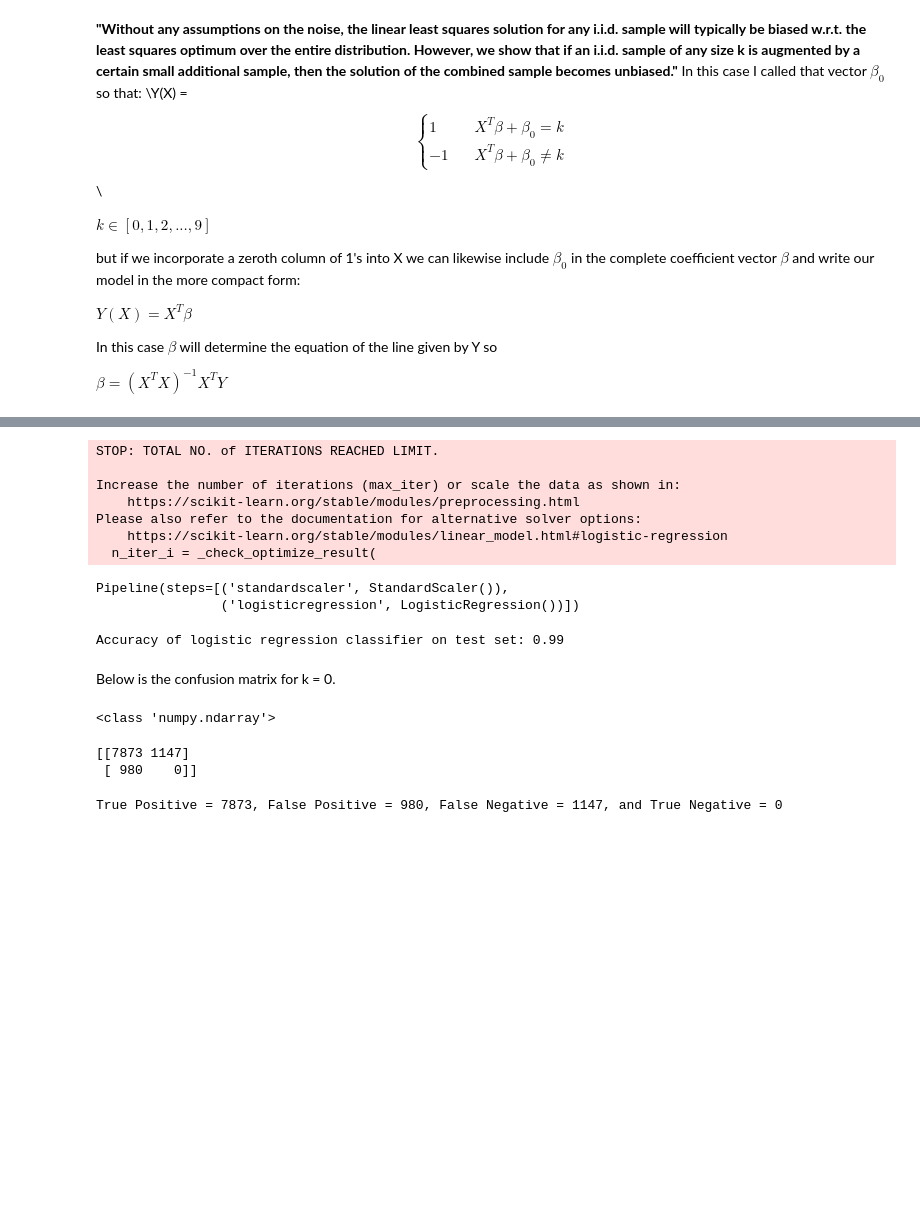
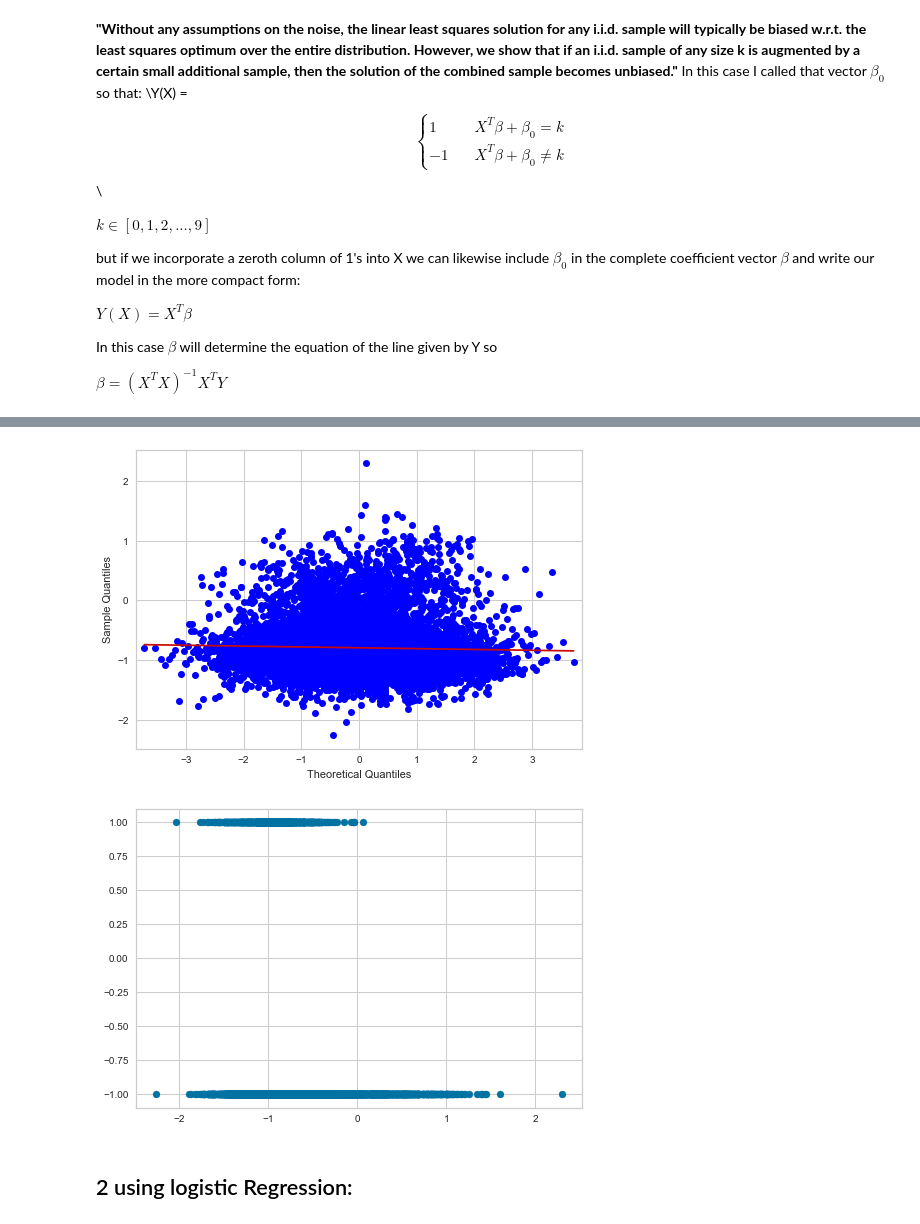
Before and after one commit to jvivar2383/Stat_Proj, a Jupyter notebook: stats_final_project.ipynb, the cells around one changed output, grey strips where cells are left out. Cells and saved outputs as stored; diff of their text form; code cells hidden in the pictures; blank space fills up the shorter version.

```diff
--- a/stats_final_project.ipynb
+++ b/stats_final_project.ipynb
@@ -106,7 +119,0 @@ def beta(x, y):
-# %%
-x = oneD_bias_img(train['image'])
-y = binary_response(train['label'], 1)
-betaa  = beta(x,y)
-p = (betaa[:784, 0].reshape(28,28)) #not sure what this has to be like this??
-ax = plt.imshow(p)
-plt.colorbar(ax)
@@ -119,16 +119,0 @@ data to better fit it into my model. I'm using sklearn.preprocessing package and
-# %%
-pipe = make_pipeline(StandardScaler(), LogisticRegression())
-pipe.fit(x, y)
-# %% [output]
-STOP: TOTAL NO. of ITERATIONS REACHED LIMIT.
-
-Increase the number of iterations (max_iter) or scale the data as shown in:
-    https://scikit-learn.org/stable/modules/preprocessing.html
-Please also refer to the documentation for alternative solver options:
-    https://scikit-learn.org/stable/modules/linear_model.html#logistic-regression
-  n_iter_i = _check_optimize_result(
-Pipeline(steps=[('standardscaler', StandardScaler()),
-                ('logisticregression', LogisticRegression())])
-# %%
-test_x = oneD_bias_img(test['image'])
-y_pred =pipe.predict(test_x)
@@ -139,21 +120,26 @@ y1 = binary_labels(test['label'], 0)
-# %%
-print('Accuracy of logistic regression classifier on test set: {:.2f}'.format(pipe.score(x, y)))
-# %% [output]
-Accuracy of logistic regression classifier on test set: 0.99
-# %% [markdown]
-Below is the confusion matrix for k = 0.
-# %%
-confusion_matrixx = confusion_matrix(y1, y_pred)
-print(type(confusion_matrixx))
-# %% [output]
-<class 'numpy.ndarray'>
-# %%
-print(confusion_matrixx)
-# %% [output]
-[[7873 1147]
- [ 980    0]]
-# %%
-print(f"True Positive = {confusion_matrixx[0,0]}, False Positive = {confusion_matrixx[1,0]}, \
-False Negative = {confusion_matrixx[0,1]}, and True Negative = {confusion_matrixx[1,1]}")
-# %% [output]
-True Positive = 7873, False Positive = 980, False Negative = 1147, and True Negative = 0
+# %%
+for t in range(0,10):
+    #prepares data to be process and computes Beta
+    x = oneD_bias_img(train['image'])
+    y_train = binary_response(train['label'], t)
+    betaa  = beta(x,y)
+
+    # prepares the images to test our model
+    x_test = oneD_bias_img(test['image'])
+    y_pred = x_test@betaa
+    y_test = binary_response(test['label'], t)
+
+    sm.qqplot(y_pred, line ='r')
+    plt.show()
+    #plots tan h line with bounds from -1, 1
+    #tanh = np.tanh(np.arange(len(y_pred)))
+    #prints
+    plt.scatter((y_pred), (y_test))
+    #plt.plot(tanh)
+    plt.show()
+    break
+# %% [output]
+[figure, added]
+[figure, added]
+# %% [markdown]
+## 2 using logistic Regression:
```
Also changed, not shown: parts of 15 cells of this notebook.
